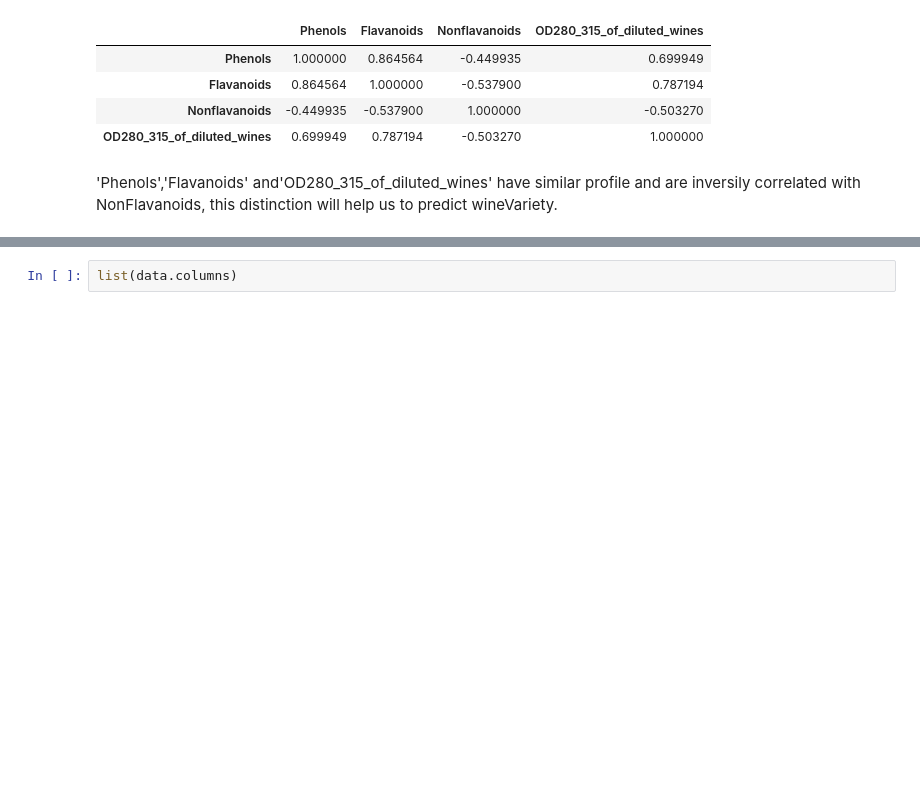
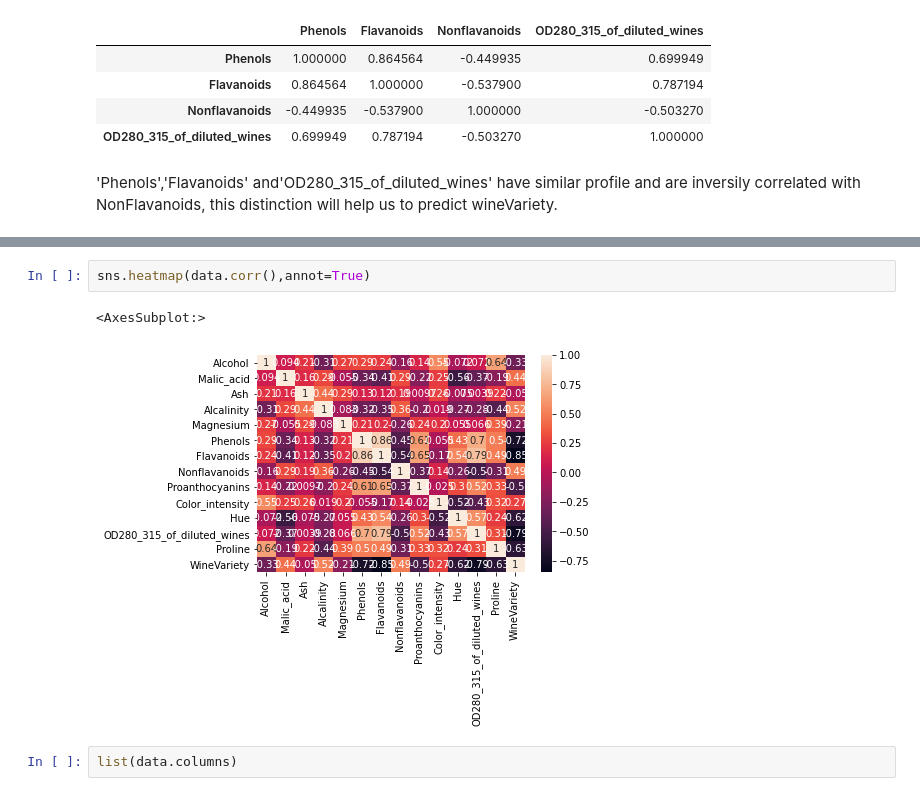
Before and after one commit to Aduzona/Machine_Learning, a Jupyter notebook: 12_Train and evaluate classification models/10-Wine Classification Challenge.ipynb, the cells around one changed output, grey strips where cells are left out. Saved outputs shown, nothing was run; the diff lists cells and outputs as text; blank space fills up the shorter version.

```diff
--- a/12_Train and evaluate classification models/10-Wine Classification Challenge.ipynb
+++ b/12_Train and evaluate classification models/10-Wine Classification Challenge.ipynb
@@ -305,6 +303,11 @@ sns.heatmap(data.corr())
 # %% [output]
 <AxesSubplot:>
 [figure]
+# %%
+sns.heatmap(data.corr(),annot=True)
+# %% [output]
+<AxesSubplot:>
+[figure, added]
 # %%
 list(data.columns)
 # %% [output]
```
Also changed, not shown: parts of 2 cells of this notebook, 4 other files.
